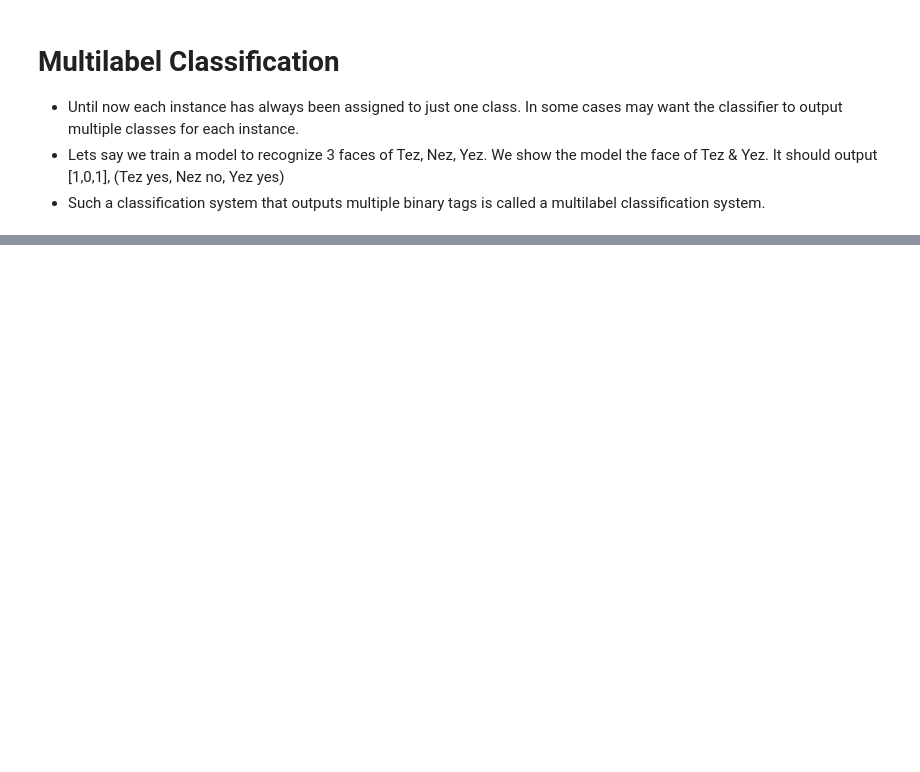
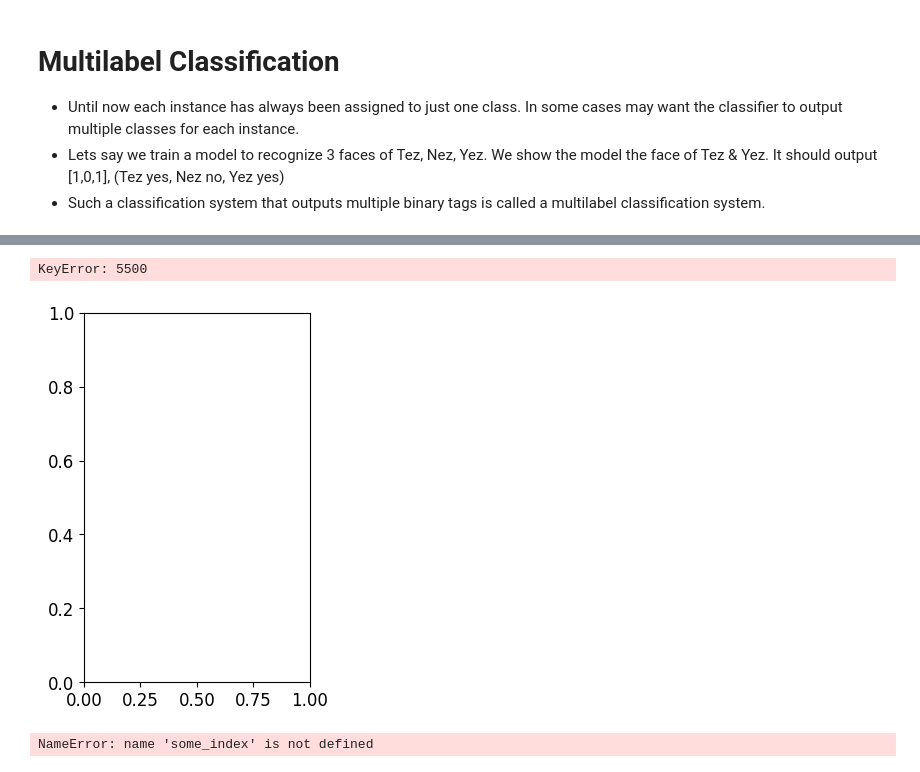
Before and after one commit to Bhazooka/ML-Data, a Jupyter notebook: HandWriting.ipynb, the cells around one changed output, grey strips where cells are left out. Saved outputs shown, nothing was run; the diff lists cells and outputs as text; code cells hidden in the pictures; blank space fills up the shorter version.

```diff
--- a/HandWriting.ipynb
+++ b/HandWriting.ipynb
@@ -481,0 +548,24 @@ f1_score(y_multilabel, y_train_knn_pred, average="macro")
+# %%
+# Creating the training set and test sets by taking MNIST images and adding noise to their pixel intensities
+noise = np.random.randint(0, 100, (len(X_train), 784))
+X_train_mod = X_train + noise
+noise = np.random.randint(0, 100, (len(X_test), 784))
+X_test_mod = X_test + noise
+y_train_mod = X_train
+y_test_mod = X_test
+# %%
+some_index = 5500
+plt.subplot(121); plot_digit(X_test_mod[some_index])
+plt.subplot(122); plot_digit(y_test_mod[some_index])
+save_fig("noisy_digit_example_plot")
+plt.show()
+# %% [output]
+KeyError: 5500
+[figure, added]
+# %%
+# training the classifier to to clean the noisy image
+knn_clf.fit(X_train_mod, y_train_mod)
+clean_digit = knn_clf.predict([X_test_mod[some_index]])
+plot_digit(clean_digit)
+# %% [output]
+NameError: name 'some_index' is not defined
```
Also changed, not shown: parts of 7 cells of this notebook.
